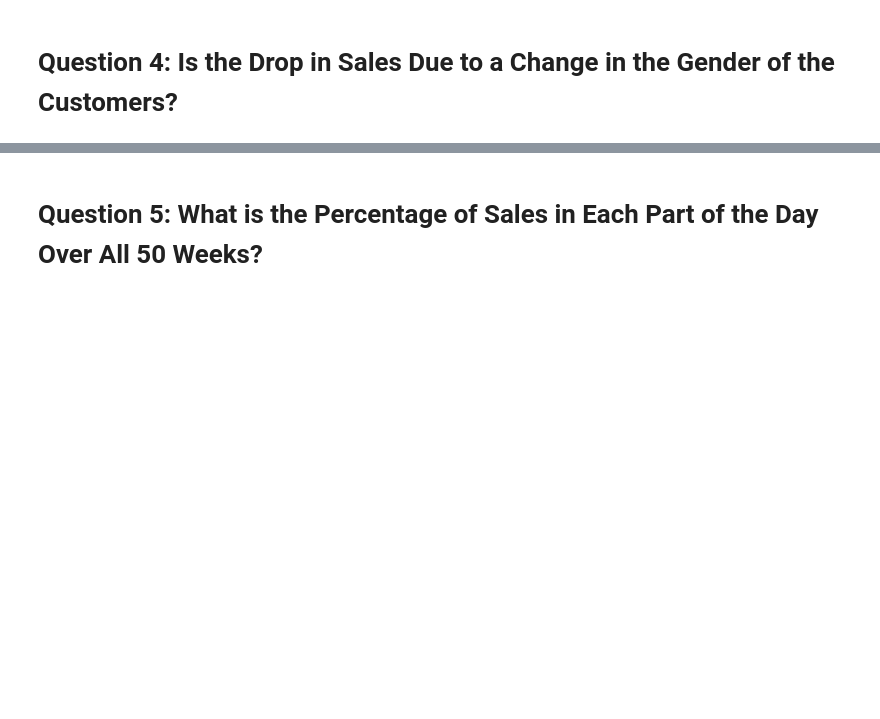
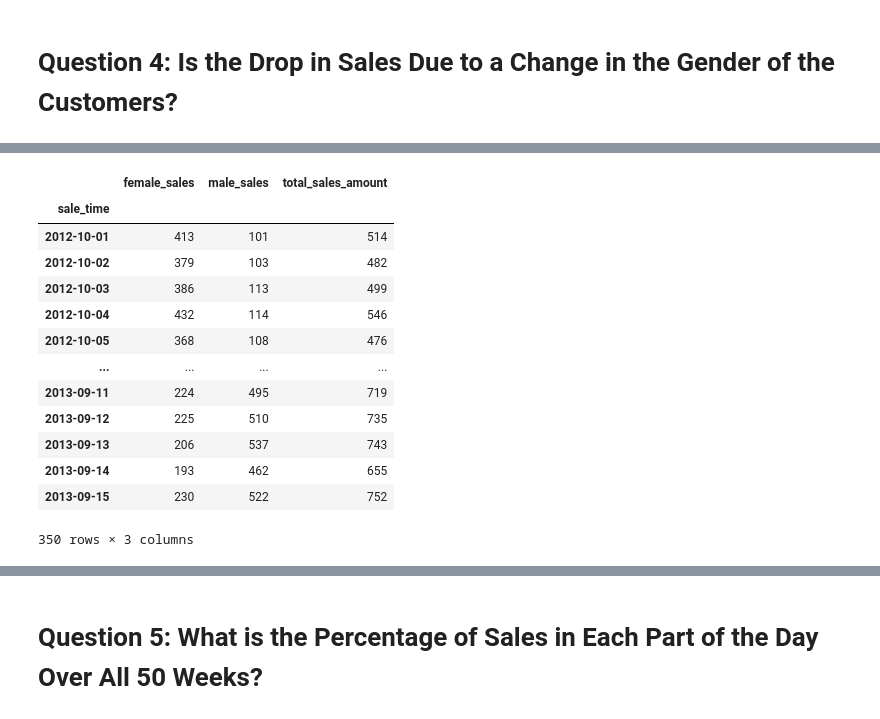
Before and after one commit to AvatarJoshi/project_23-me, a Jupyter notebook: data_project_23&me.ipynb, the cells around one changed output, grey strips where cells are left out. Drawn from its saved outputs; the diff is of its cells as text; code cells hidden in the pictures; blank space fills up the shorter version.

```diff
--- a/data_project_23&me.ipynb
+++ b/data_project_23&me.ipynb
@@ -174,0 +231,22 @@ The p-value is 4.56*10^-85 indicating that the change in sales is highly statist
+# %%
+# Prepare dataframe for plot
+plot_df = new_df.copy()
+plot_df['total_sales_amount'] = plot_df['female_sales'] + plot_df['male_sales']
+plot_df.index = plot_df['sale_time']
+plot_df.drop(columns=['gender_ratio', 'sale_time'], inplace=True)
+plot_df
+# %% [output]
+|  | female_sales | male_sales | total_sales_amount |
+| sale_time |  |  |  |
+| 2012-10-01 | 413 | 101 | 514 |
+| 2012-10-02 | 379 | 103 | 482 |
+| 2012-10-03 | 386 | 113 | 499 |
+| 2012-10-04 | 432 | 114 | 546 |
+| 2012-10-05 | 368 | 108 | 476 |
+| ... | ... | ... | ... |
+| 2013-09-11 | 224 | 495 | 719 |
+| 2013-09-12 | 225 | 510 | 735 |
+| 2013-09-13 | 206 | 537 | 743 |
+| 2013-09-14 | 193 | 462 | 655 |
+| 2013-09-15 | 230 | 522 | 752 |
+350 rows × 3 columns
```
Also changed, not shown: parts of 6 cells of this notebook.
